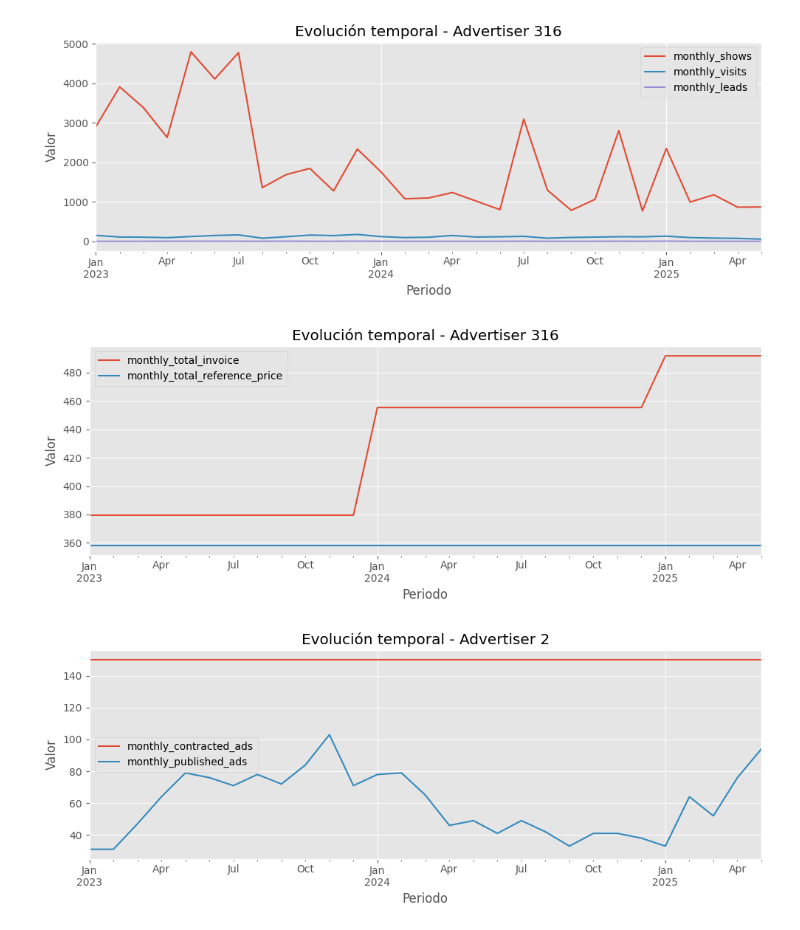
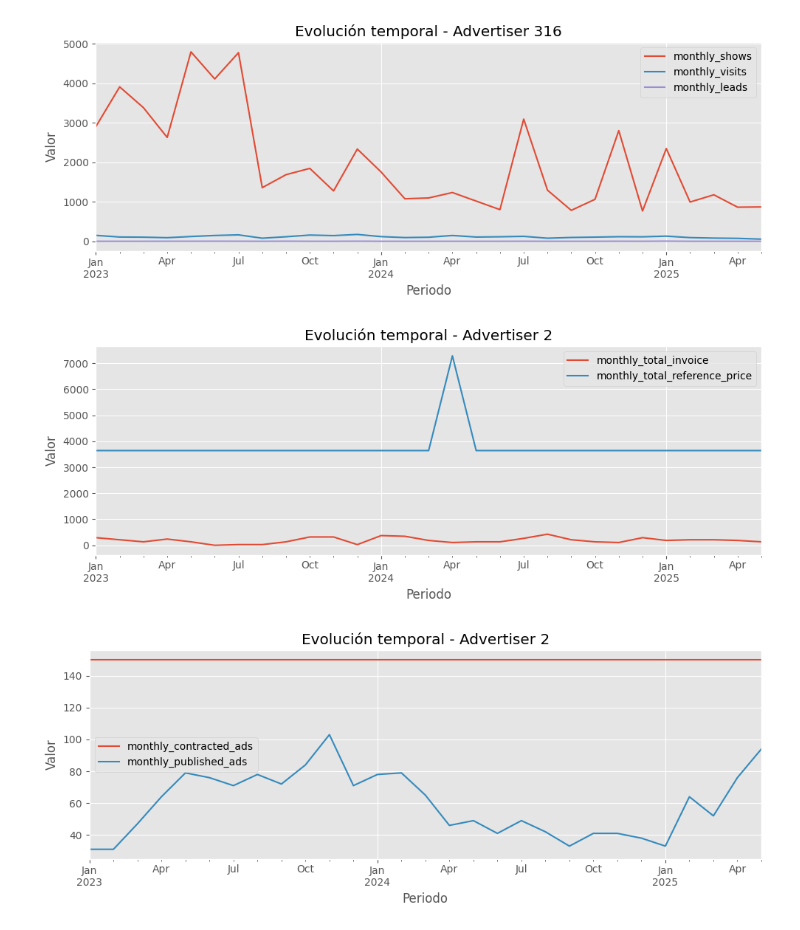
Before and after one commit to Komorebi-Team/KOMOREBI-PROJECT, a Jupyter notebook: notebooks/EDA_jtc.ipynb, the cells around one changed output. Drawn from its saved outputs; the diff is of its cells as text; code cells hidden in the pictures.

```diff
--- a/notebooks/EDA_jtc.ipynb
+++ b/notebooks/EDA_jtc.ipynb
@@ -1654,6 +1706,8 @@ df["dias_permanencia"].value_counts().sort_values().reset_index()
 df["advertiser_zrive_id"].nunique()
 # %% [output]
 6235
+# %%
+df_fct = df_fct.drop_duplicates()
 # %%
 df_fct["advertiser_zrive_id"].nunique()
 # %% [output]
@@ -1660,0 +1732,3 @@ df_fct["advertiser_zrive_id"].nunique()
+# %%
+df_fct = df_fct[df_fct["monthly_total_invoice"] >= 0]
+df_fct["monthly_total_invoice"].describe()
@@ -1797,11 +2122,11 @@ plot_advertiser_timeseries(df_fct, 316, cols)
 # %%
 cols = [
     "monthly_total_invoice",
     "monthly_total_reference_price"
 ]
-plot_advertiser_timeseries(df_fct, 316, cols)
+plot_advertiser_timeseries(df_fct, 2, cols)
 # %% [output]
-[figure, old version]
+[figure, new version]
 # %%
 cols = [
     "monthly_contracted_ads",
```
Also changed, not shown: parts of 31 cells of this notebook.
